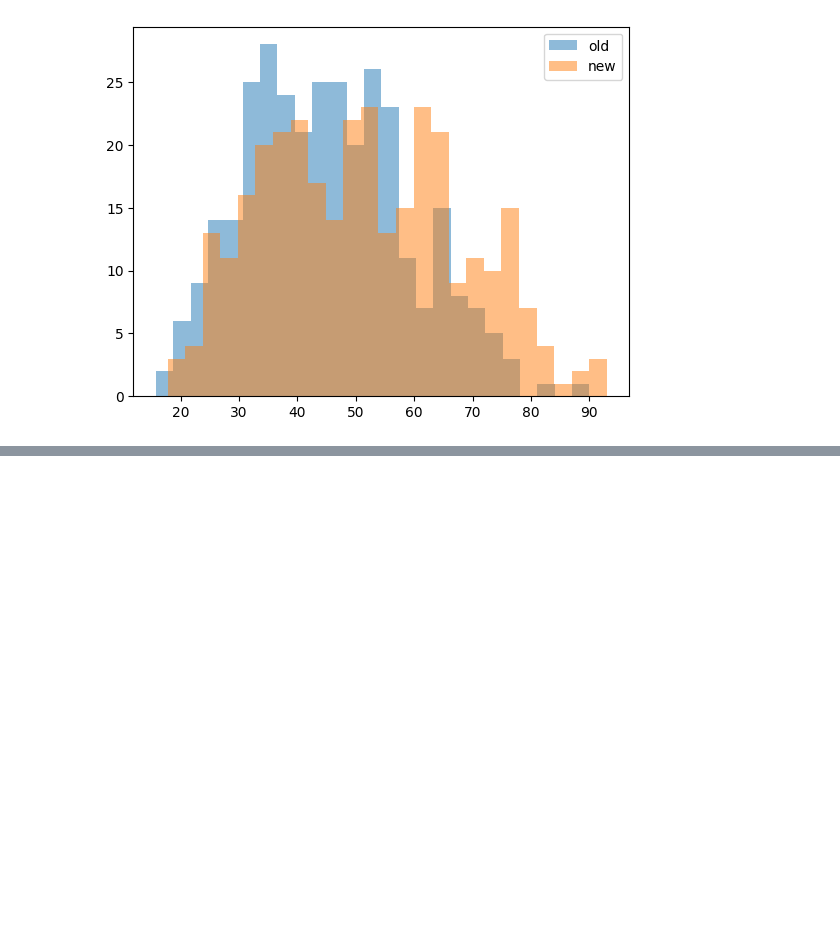
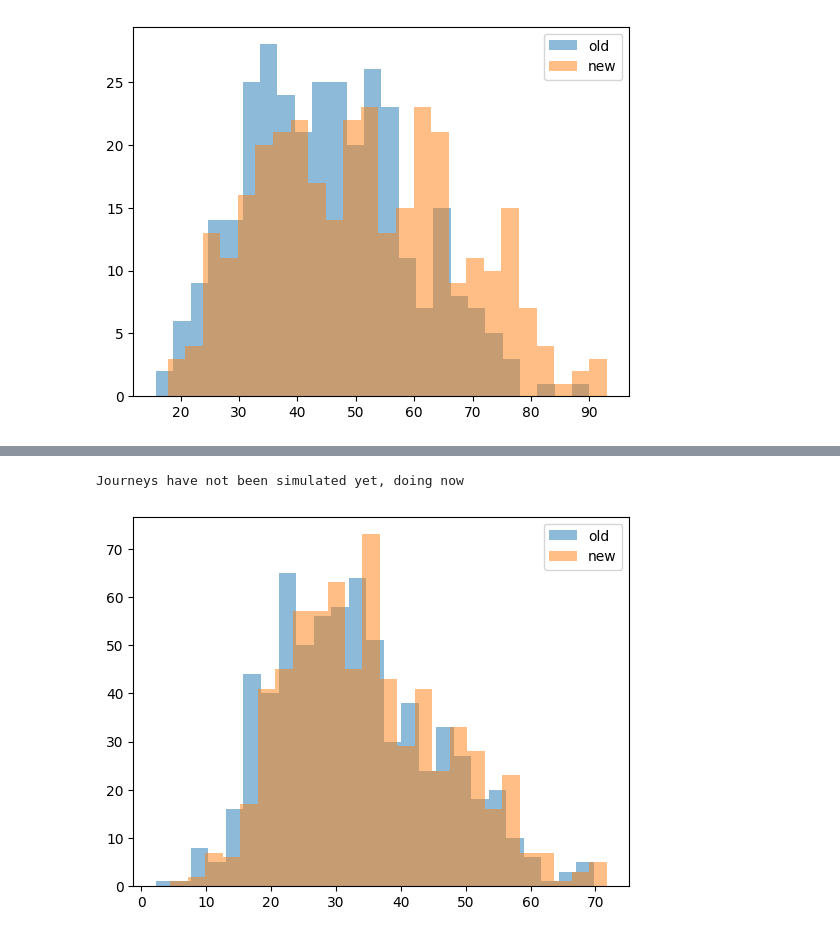
Before and after one commit to a350-900ulr/disrupture, a Jupyter notebook: Plots.ipynb, the cells around one changed output, grey strips where cells are left out. Saved outputs shown, nothing was run; the diff lists cells and outputs as text; code cells hidden in the pictures; blank space fills up the shorter version.

Commit message:
specific line segment disruption probably works

```diff
--- a/Plots.ipynb
+++ b/Plots.ipynb
@@ -24,2 +23,11 @@ AttributeError: 'list' object has no attribute 'lower'
 # %%
-print('test')
+%matplotlib inline
+
+from Simulator import Simulator as Sim
+
+sim = Sim(10_000)
+sim.disrupt(['Parlament', 'Volkstheater', {'1', '2', '71'}])
+sim.plot_delay()
+# %% [output]
+Journeys have not been simulated yet, doing now
+[figure, added]
```
Also changed, not shown: parts of 1 cell of this notebook, 1 other file.
